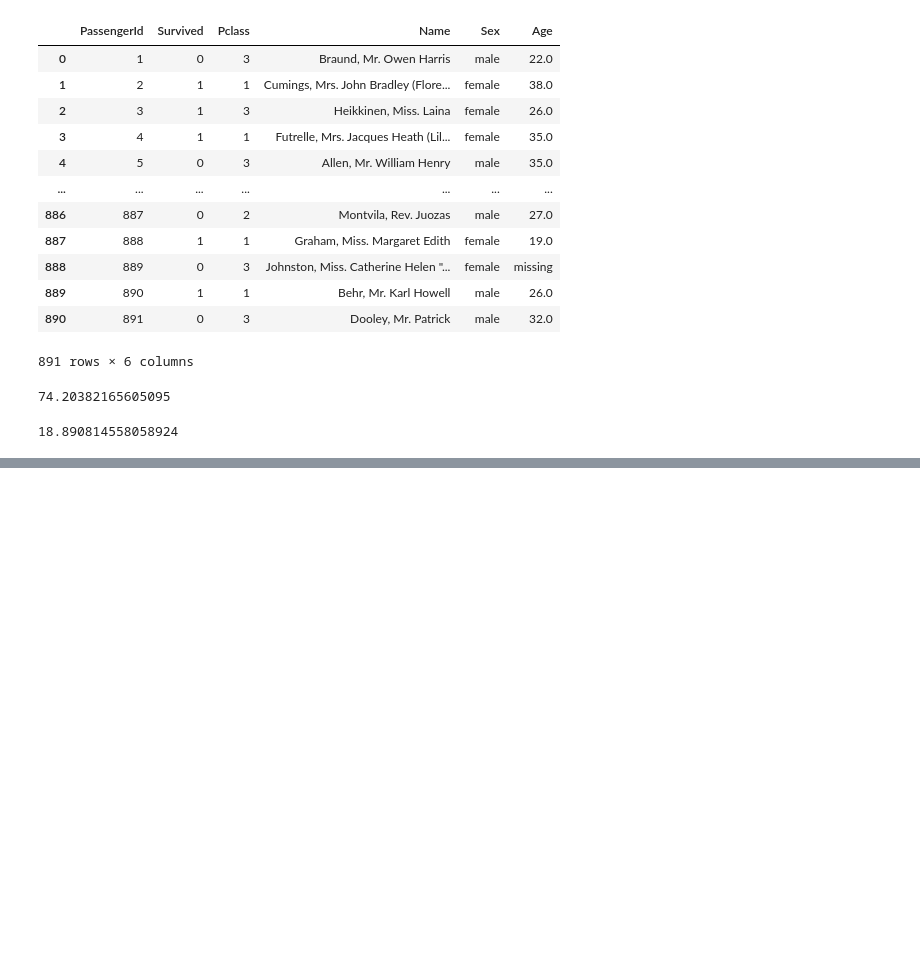
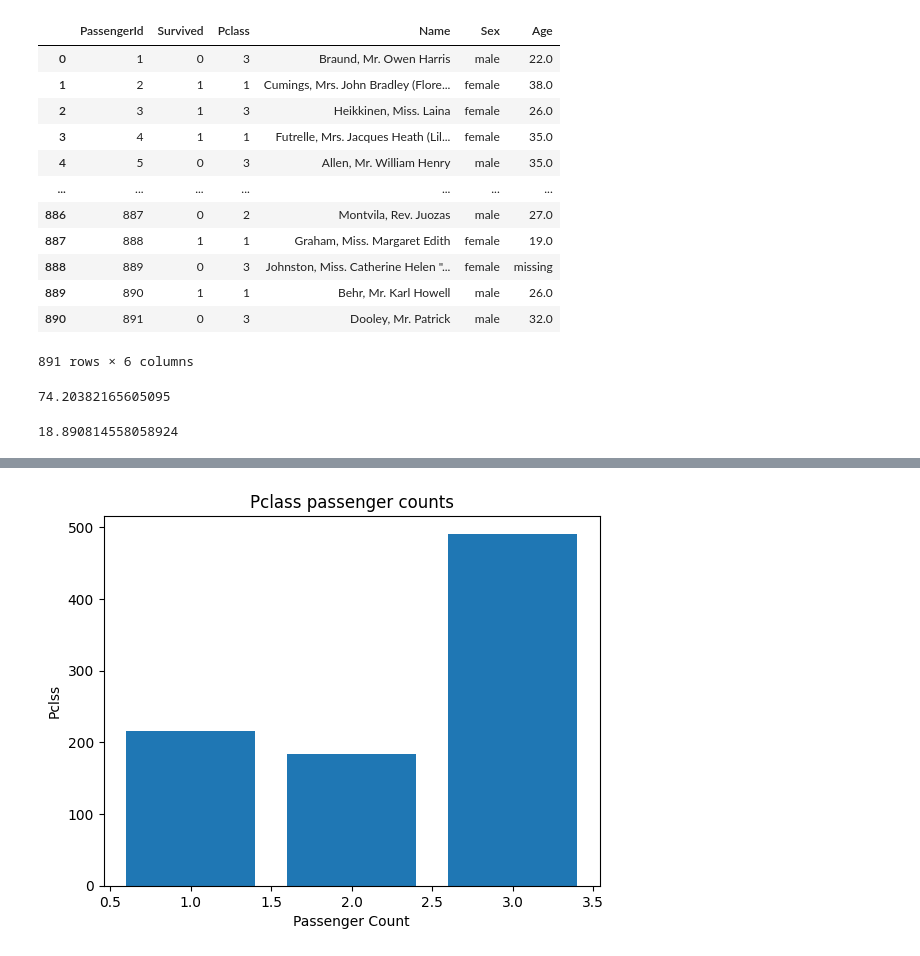
Before and after one commit to prabuddhayogi/ai-with-python, a Jupyter notebook: titanic_data_visualization.ipynb, the cells around one changed output, grey strips where cells are left out. Drawn from its saved outputs; the diff is of its cells as text; code cells hidden in the pictures; blank space fills up the shorter version.

```diff
--- a/titanic_data_visualization.ipynb
+++ b/titanic_data_visualization.ipynb
@@ -103,0 +109,3 @@ plt.show()
+# %%
+summary = df.groupby("Pclass").count()
+summary
@@ -103,0 +118,9 @@ plt.show()
+# %%
+# Create bar chart
+plt.bar(pclass, summary.PassengerId.values)
+plt.xlabel('Passenger Count')
+plt.ylabel('Pclss')
+plt.title('Pclass passenger counts')
+plt.show()
+# %% [output]
+[figure, added]
```
Also changed, not shown: parts of 3 cells of this notebook.
